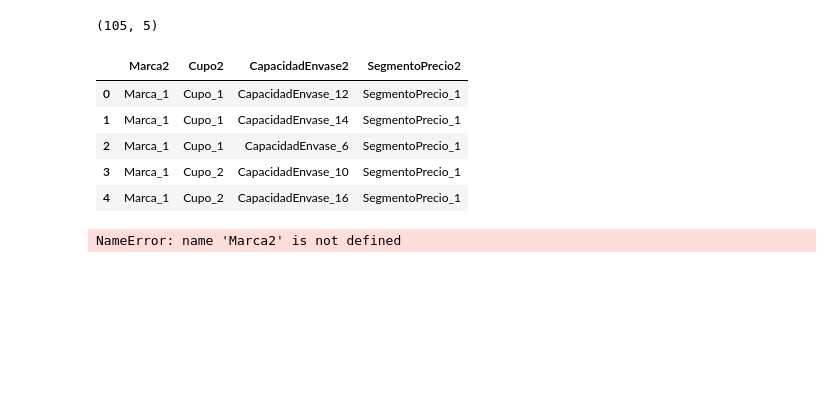
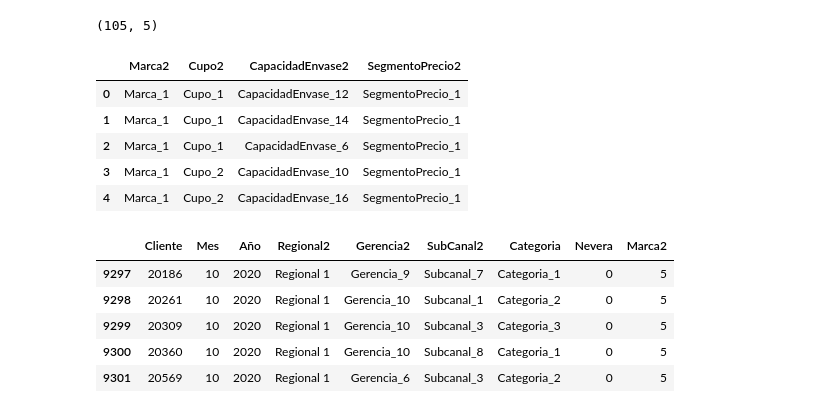
Before and after one commit to sebashc3712/Hackators_Bavaria, a Jupyter notebook: Brand_Expansion.ipynb, the cells around one changed output. Saved outputs shown, nothing was run; the diff lists cells and outputs as text; code cells hidden in the pictures; blank space fills up the shorter version.

```diff
--- a/Brand_Expansion.ipynb
+++ b/Brand_Expansion.ipynb
@@ -100,0 +103,25 @@ products.head()
+# %%
+test=test.drop(['Marca1','Marca2','Marca3','Marca_Inno1','Marca_Inno2'],axis=1)
+# %%
+test1=test.copy()
+test2=test.copy()
+test3=test.copy()
+test4=test.copy()
+test5=test.copy()
+# %%
+test1['Marca2']=1
+test2['Marca2']=2
+test3['Marca2']=3
+test4['Marca2']=4
+test5['Marca2']=5
+# %%
+test=test1.append([test2,test3,test4,test5])
+# %%
+test.tail()
+# %% [output]
+|  | Cliente | Mes | Año | Regional2 | Gerencia2 | SubCanal2 | Categoria | Nevera | Marca2 |
+| 9297 | 20186 | 10 | 2020 | Regional 1 | Gerencia_9 | Subcanal_7 | Categoria_1 | 0 | 5 |
+| 9298 | 20261 | 10 | 2020 | Regional 1 | Gerencia_10 | Subcanal_1 | Categoria_2 | 0 | 5 |
+| 9299 | 20309 | 10 | 2020 | Regional 1 | Gerencia_10 | Subcanal_3 | Categoria_3 | 0 | 5 |
+| 9300 | 20360 | 10 | 2020 | Regional 1 | Gerencia_10 | Subcanal_8 | Categoria_1 | 0 | 5 |
+| 9301 | 20569 | 10 | 2020 | Regional 1 | Gerencia_6 | Subcanal_3 | Categoria_2 | 0 | 5 |
@@ -101,6 +132,2 @@ products.head()
 # %%
-products['Llave']=Marca2+Cupo2+CapacidadEnvase2
-test['Llave']=Marca2+Cupo2+CapacidadEnvase2
-test=pd.merge(left=test,right=products[['Llave','SegmentoPrecio2']],how='left',on='Llave')
+train=pd.merge(left=train,right=products_to_score[['Llave','ID']],how='left',on='Llave')
-# %% [output]
-NameError: name 'Marca2' is not defined
```
Also changed, not shown: parts of 10 cells of this notebook, 1 other file.
